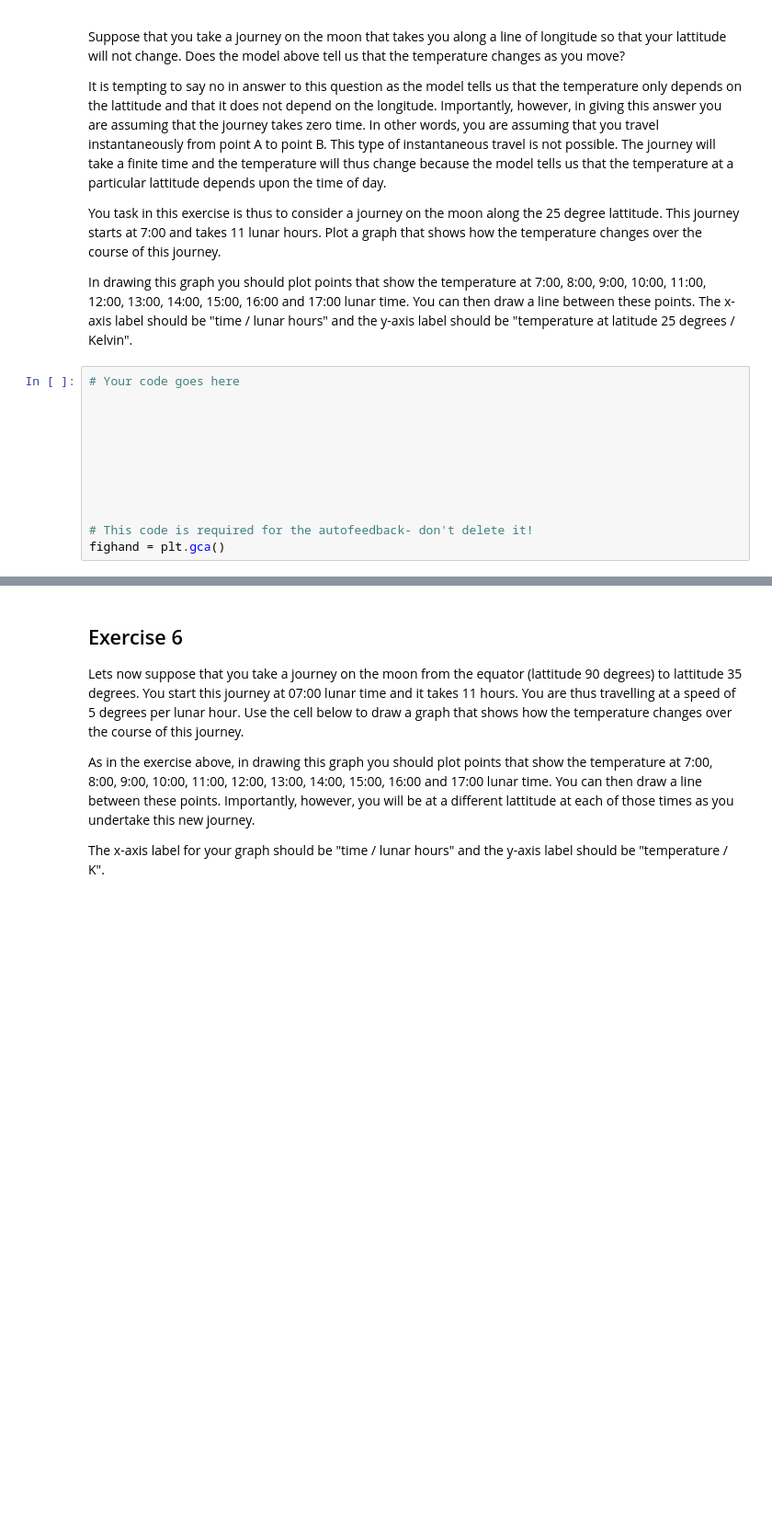
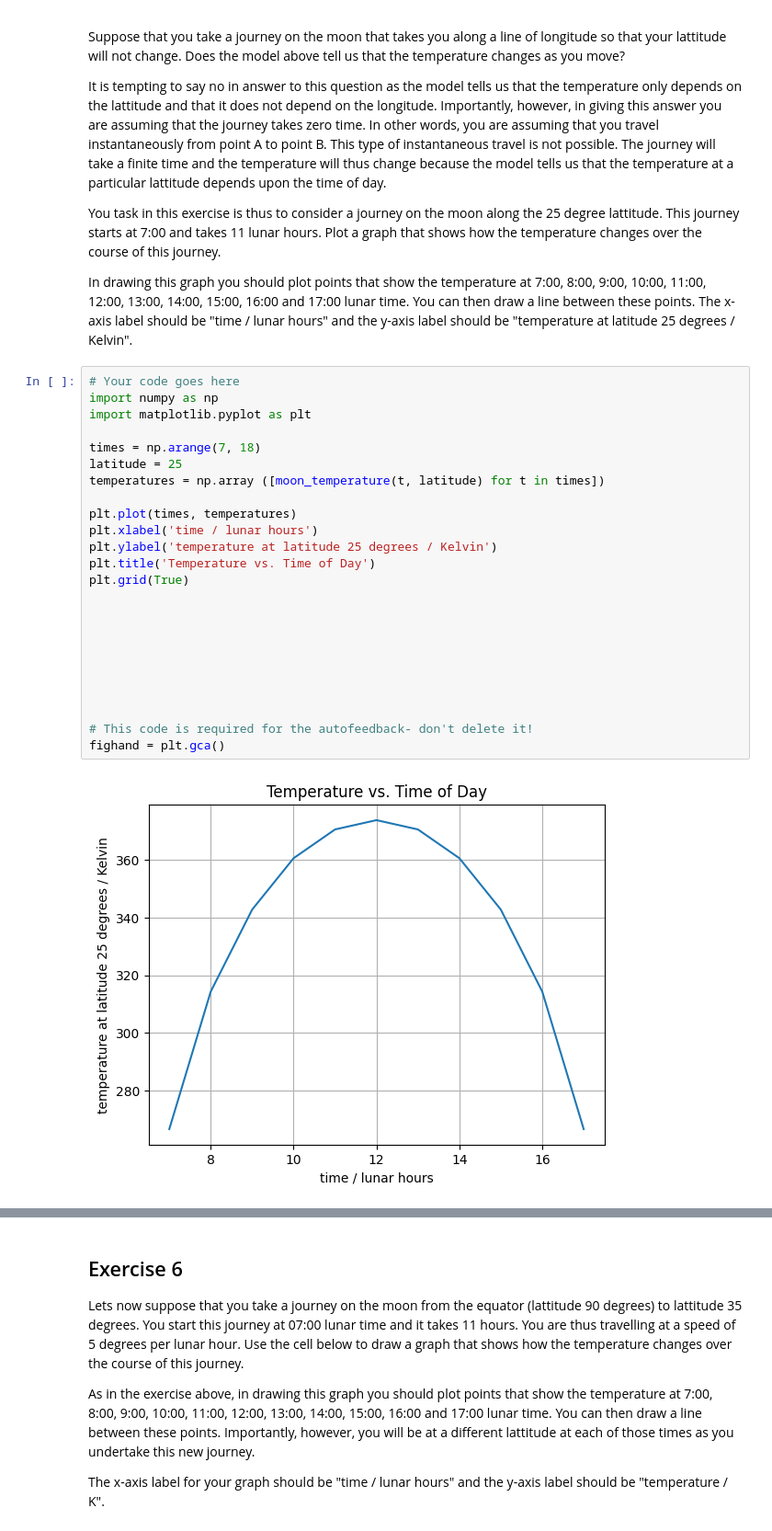
Before and after one commit to anaismccusker/Basic-programming, a Jupyter notebook: POP_SUMMER_SCHOOL/Final-plotting-exercise/moon-journeys.ipynb, the cells around one changed output, grey strips where cells are left out. Shown at 92% size. Drawn from its saved outputs; the diff is of its cells as text; blank space fills up the shorter version.

```diff
--- a/POP_SUMMER_SCHOOL/Final-plotting-exercise/moon-journeys.ipynb
+++ b/POP_SUMMER_SCHOOL/Final-plotting-exercise/moon-journeys.ipynb
@@ -212,15 +226,29 @@ You task in this exercise is thus to consider a journey on the moon along the 25
 In drawing this graph you should plot points that show the temperature at 7:00, 8:00, 9:00, 10:00, 11:00, 12:00, 13:00, 14:00, 15:00, 16:00 and 17:00 lunar time.  You can then draw a line between these points.  The x-axis label should be "time / lunar hours" and the y-axis label should be "temperature at latitude 25 degrees / Kelvin".
 # %%
 # Your code goes here
+import numpy as np
+import matplotlib.pyplot as plt
+
+times = np.arange(7, 18)
+latitude = 25
+temperatures = np.array ([moon_temperature(t, latitude) for t in times])
+
+plt.plot(times, temperatures)
+plt.xlabel('time / lunar hours')
+plt.ylabel('temperature at latitude 25 degrees / Kelvin')
+plt.title('Temperature vs. Time of Day')
+plt.grid(True)
 
 
 
 
 
 
 
 
 # This code is required for the autofeedback- don't delete it!
 fighand = plt.gca()
+# %% [output]
+[figure, added]
 # %%
 runtest(["test_ex5"])
```
Also changed, not shown: parts of 10 cells of this notebook.
